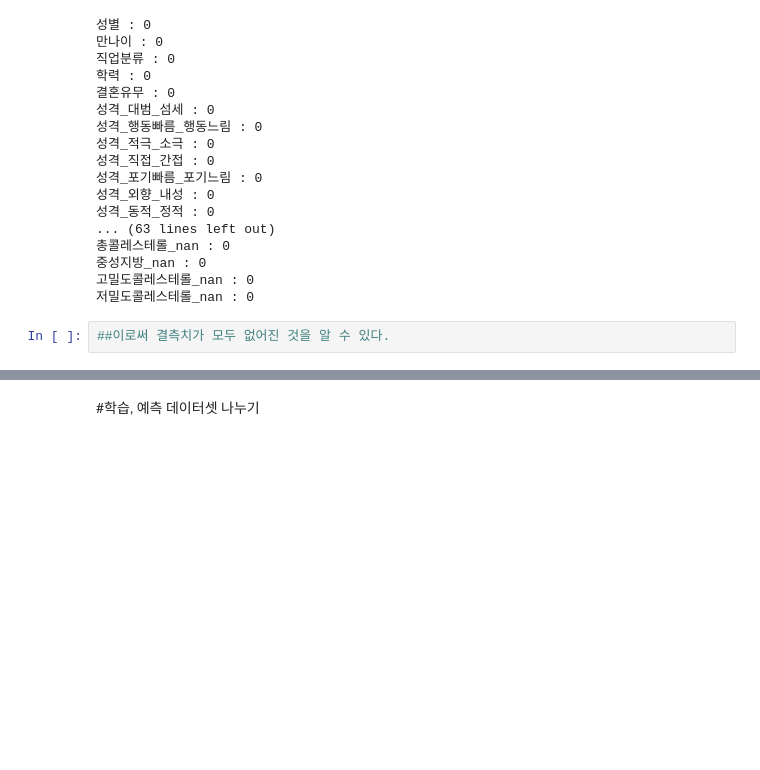
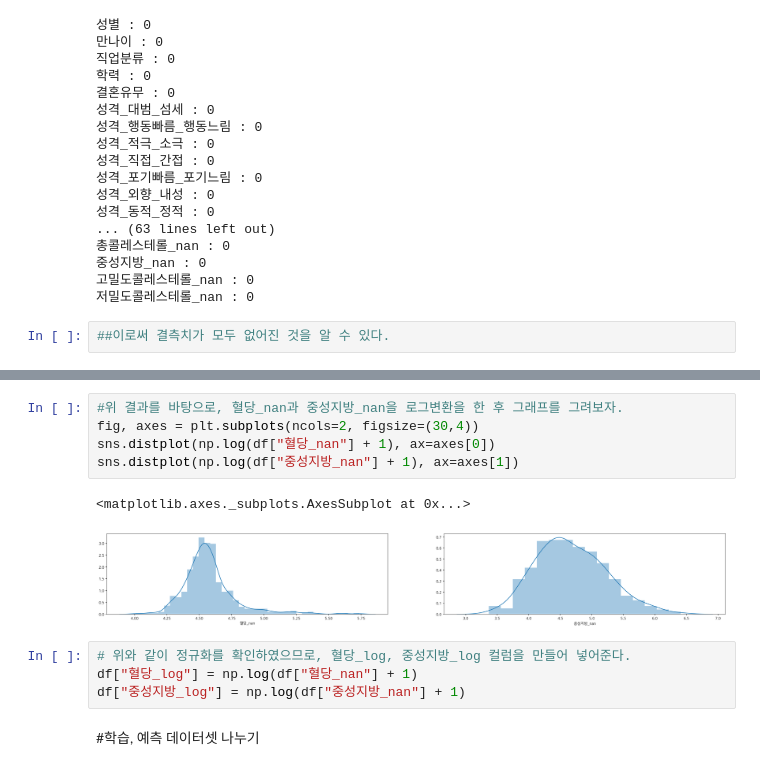
Before and after one commit to HyeonhoonLee/KIOM_KDC, a Jupyter notebook: KDC_feature_engineering.ipynb, the cells around one changed output, grey strips where cells are left out. Cells and saved outputs as stored; diff of their text form; blank space fills up the shorter version.

```diff
--- a/KDC_feature_engineering.ipynb
+++ b/KDC_feature_engineering.ipynb
@@ -471,3 +474,15 @@ for col in df.columns:
+# %%
+#위 결과를 바탕으로, 혈당_nan과 중성지방_nan을 로그변환을 한 후 그래프를 그려보자.
+fig, axes = plt.subplots(ncols=2, figsize=(30,4))
+sns.distplot(np.log(df["혈당_nan"] + 1), ax=axes[0])
+sns.distplot(np.log(df["중성지방_nan"] + 1), ax=axes[1])
+# %% [output]
+<matplotlib.axes._subplots.AxesSubplot at 0x...>
+[figure, added]
+# %%
+# 위와 같이 정규화를 확인하였으므로, 혈당_log, 중성지방_log 컬럼을 만들어 넣어준다.
+df["혈당_log"] = np.log(df["혈당_nan"] + 1)
+df["중성지방_log"] = np.log(df["중성지방_nan"] + 1)
 # %% [markdown]
 #학습, 예측 데이터셋 나누기
 # %%
```
Also changed, not shown: parts of 17 cells of this notebook.
